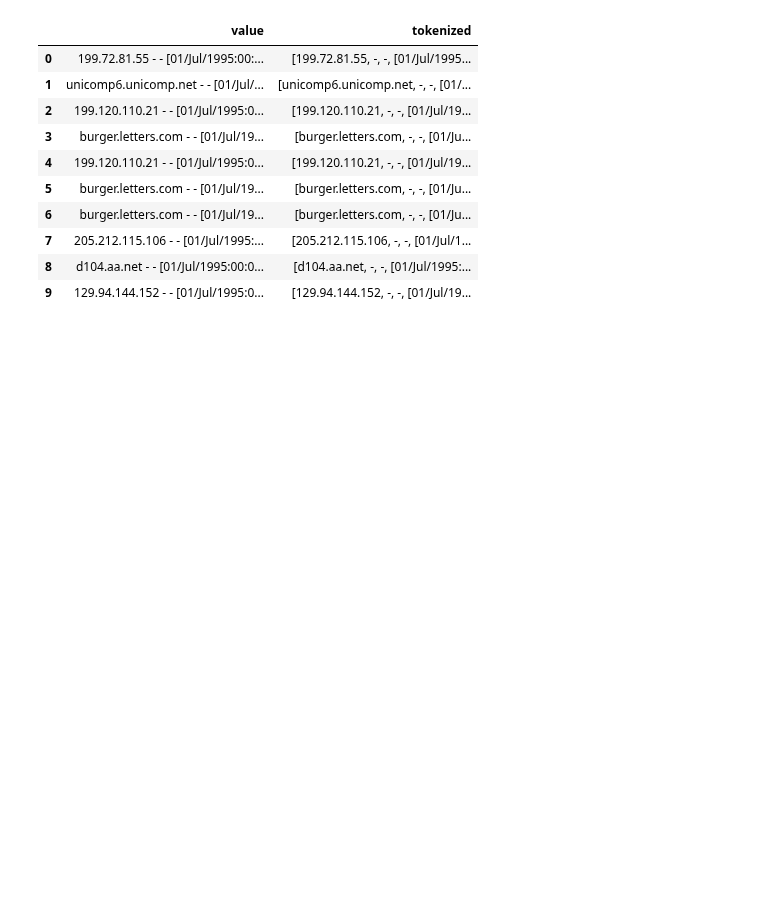
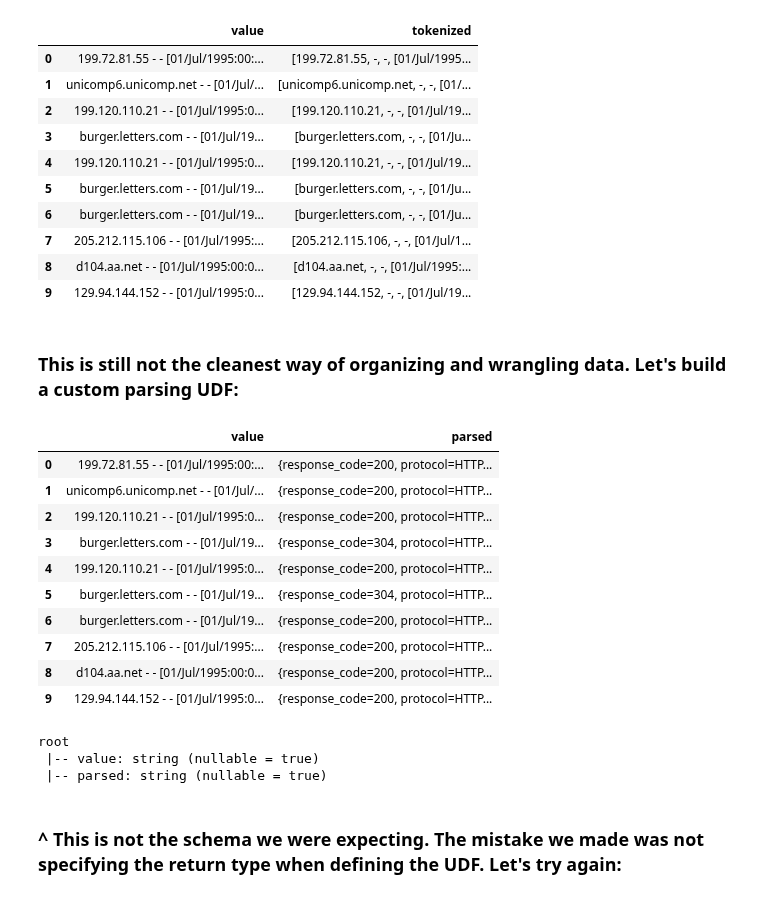
Before and after one commit to PSAB/Data-Engineer-Lessons, a Jupyter notebook: Schema_on_Read.ipynb, the cells around one changed output. Cells and saved outputs as stored; diff of their text form; code cells hidden in the pictures; blank space fills up the shorter version.

Commit message:
parse data with UDF

```diff
--- a/Schema_on_Read.ipynb
+++ b/Schema_on_Read.ipynb
@@ -81,3 +81,5 @@ dfArrays.limit(10).toPandas()
 | 7 | 205.212.115.106 - - [01/Jul/1995:... | [205.212.115.106, -, -, [01/Jul/1... |
 | 8 | d104.aa.net - - [01/Jul/1995:00:0... | [d104.aa.net, -, -, [01/Jul/1995:... |
 | 9 | 129.94.144.152 - - [01/Jul/1995:0... | [129.94.144.152, -, -, [01/Jul/19... |
+# %% [markdown]
+### This is still not the cleanest way of organizing and wrangling data. Let's build a custom parsing UDF:
@@ -83,0 +90,48 @@ dfArrays.limit(10).toPandas()
+# %%
+
+@udf
+def parseUDF(line):
+    PATTERN = '^(\S+) (\S+) (\S+) \[([\w:/]+\s[+\-]\d{4})\] "(\S+) (\S+)\s*(\S+)?\s*" (\d{3}) (\S+)'
+    match = re.search(PATTERN, line)
+    if match is None:
+        return (line, 0)
+    size_field = match.group(9)
+    if size_field == '-':
+        size = 0
+    else:
+        size = match.group(9)
+    return {
+        "host"          : match.group(1),
+        "client_identd" : match.group(2),
+        "user_id"       : match.group(3),
+        "date_time"     : match.group(4),
+        "method"        : match.group(5),
+        "endpoint"      : match.group(6),
+        "protocol"      : match.group(7),
+        "response_code" : int(match.group(8)),
+        "content_size"  : size
+    }
+# %%
+# Apply the UDF above to a new column "parsed", stored in a new dataframe variable
+dfParsed = dfLog.withColumn("parsed", parseUDF("value"))
+dfParsed.limit(10).toPandas()
+# %% [output]
+|  | value | parsed |
+| 0 | 199.72.81.55 - - [01/Jul/1995:00:... | {response_code=200, protocol=HTTP... |
+| 1 | unicomp6.unicomp.net - - [01/Jul/... | {response_code=200, protocol=HTTP... |
+| 2 | 199.120.110.21 - - [01/Jul/1995:0... | {response_code=200, protocol=HTTP... |
+| 3 | burger.letters.com - - [01/Jul/19... | {response_code=304, protocol=HTTP... |
+| 4 | 199.120.110.21 - - [01/Jul/1995:0... | {response_code=200, protocol=HTTP... |
+| 5 | burger.letters.com - - [01/Jul/19... | {response_code=304, protocol=HTTP... |
+| 6 | burger.letters.com - - [01/Jul/19... | {response_code=200, protocol=HTTP... |
+| 7 | 205.212.115.106 - - [01/Jul/1995:... | {response_code=200, protocol=HTTP... |
+| 8 | d104.aa.net - - [01/Jul/1995:00:0... | {response_code=200, protocol=HTTP... |
+| 9 | 129.94.144.152 - - [01/Jul/1995:0... | {response_code=200, protocol=HTTP... |
+# %%
+dfParsed.printSchema()
+# %% [output]
+root
+ |-- value: string (nullable = true)
+ |-- parsed: string (nullable = true)
+# %% [markdown]
+### ^ This is not the schema we were expecting. The mistake we made was not specifying the return type when defining the UDF. Let's try again:
```
Also changed, not shown: parts of 13 cells of this notebook.
